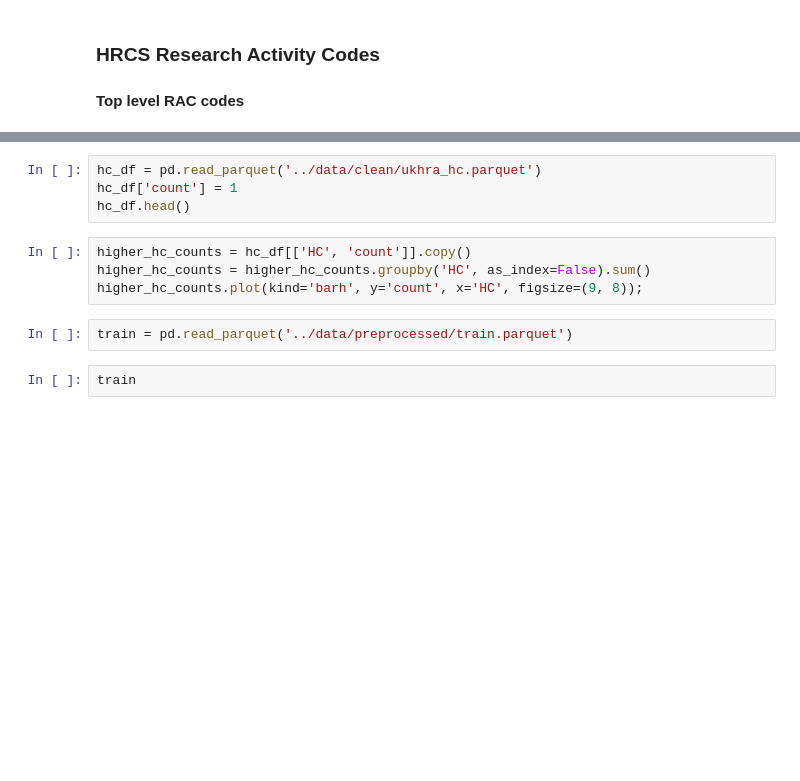
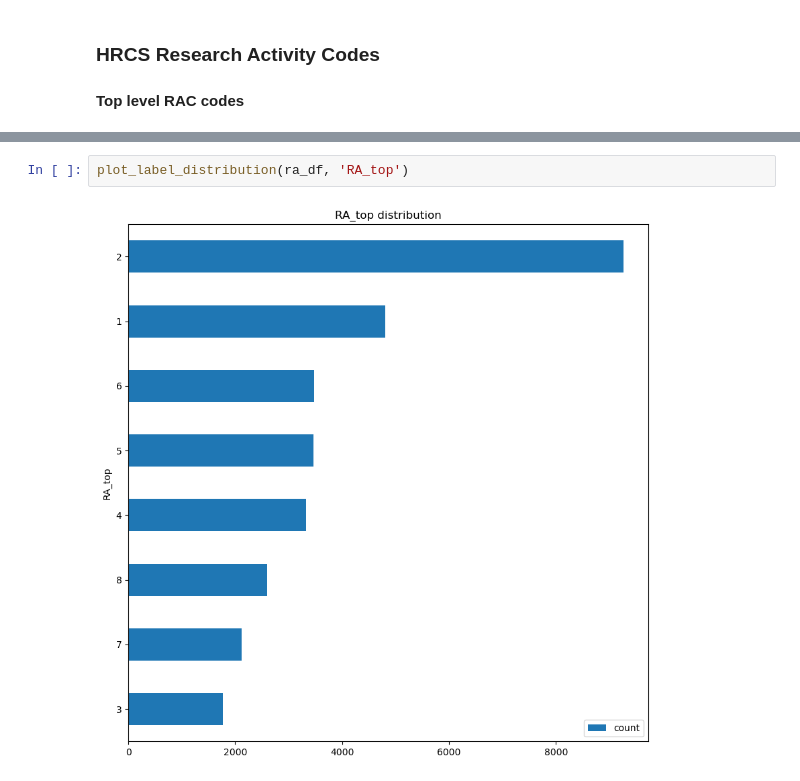
Before and after one commit to wellcometrust/grant_hrcs_tagger, a Jupyter notebook: notebooks/tag_overview.ipynb, the cells around one changed output, grey strips where cells are left out. Drawn from its saved outputs; the diff is of its cells as text; blank space fills up the shorter version.

```diff
--- a/notebooks/tag_overview.ipynb
+++ b/notebooks/tag_overview.ipynb
@@ -34,12 +40,4 @@ ra_counts.plot(kind='barh', y='count', x='RA', figsize=(10, 10));
-# %%
-hc_df = pd.read_parquet('../data/clean/ukhra_hc.parquet')
-hc_df['count'] = 1
-hc_df.head()
-# %%
-higher_hc_counts = hc_df[['HC', 'count']].copy()
-higher_hc_counts = higher_hc_counts.groupby('HC', as_index=False).sum()
-higher_hc_counts.plot(kind='barh', y='count', x='HC', figsize=(9, 8));
-# %%
-train = pd.read_parquet('../data/preprocessed/train.parquet')
-# %%
-train
+# %%
+plot_label_distribution(ra_df, 'RA_top')
+# %% [output]
+[figure, added]
```
Also changed, not shown: parts of 13 cells of this notebook.
